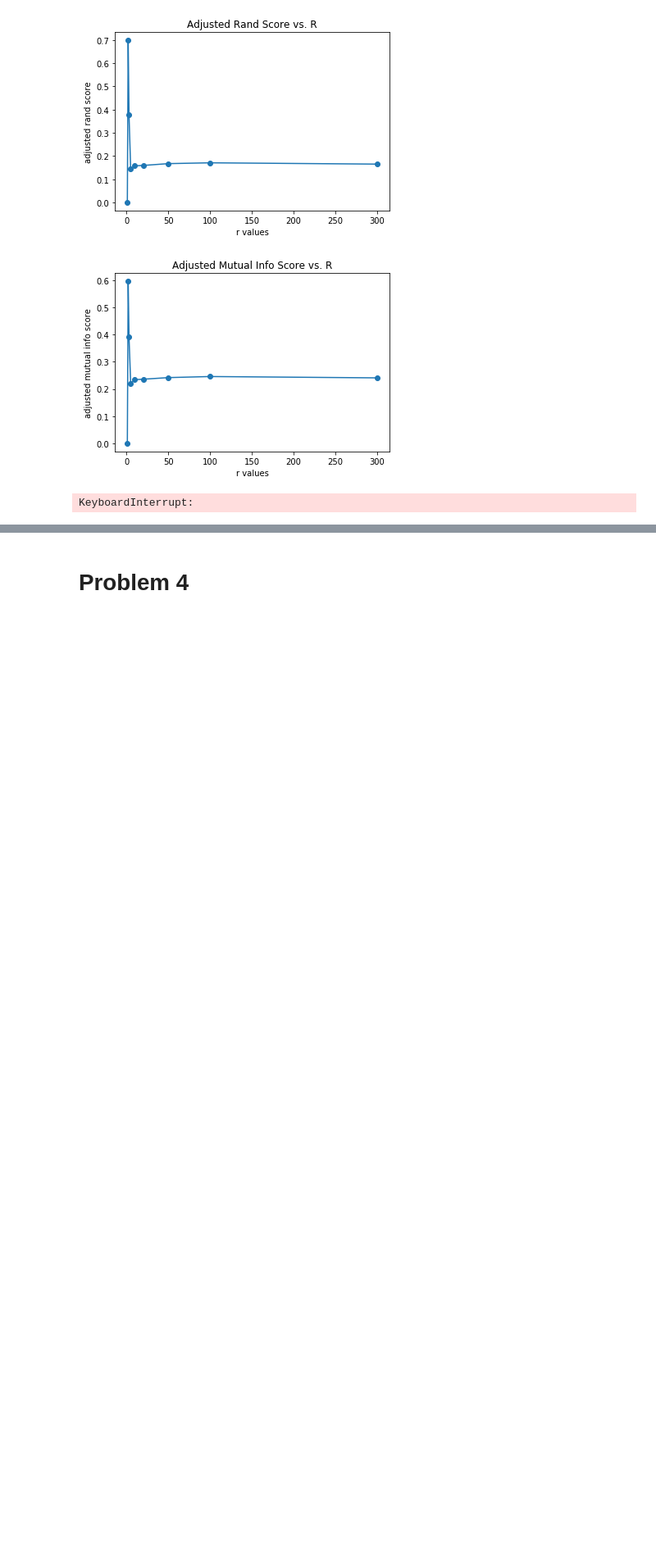
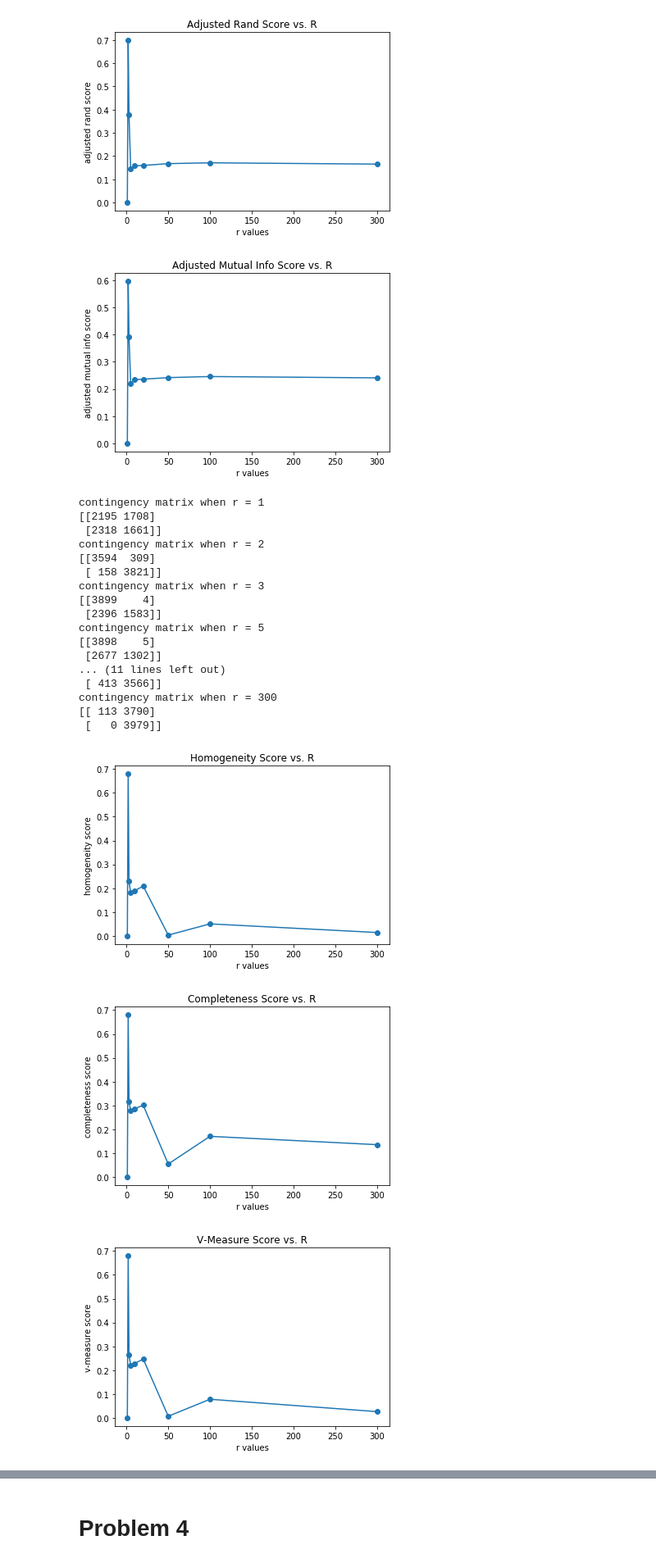
Before and after one commit to zxxia/ECE219-Large-Scale-Data-Mining, a Jupyter notebook: Project2/ee219_project2.ipynb, the cells around one changed output, grey strips where cells are left out. Shown at 82% size. Drawn from its saved outputs; the diff is of its cells as text; code cells hidden in the pictures; blank space fills up the shorter version.

```diff
--- a/Project2/ee219_project2.ipynb
+++ b/Project2/ee219_project2.ipynb
@@ -68,12 +68,12 @@ def get_kmeans_results (features, true_labels, num_clusters):
 
     contingency_matrix = confusion_matrix(true_labels, predicted_labels)
 
-    scores = []
-    scores.append(metrics.homogeneity_score(true_labels, predicted_labels))
-    scores.append(metrics.completeness_score(true_labels, predicted_labels))
-    scores.append(metrics.v_measure_score(true_labels, predicted_labels))
-    scores.append(metrics.adjusted_rand_score(true_labels, predicted_labels))
-    scores.append(metrics.adjusted_mutual_info_score(true_labels, predicted_labels))
+    scores = {}
+    scores['Homogeneity'] = metrics.homogeneity_score(true_labels, predicted_labels)
+    scores['Completeness'] = metrics.completeness_score(true_labels, predicted_labels)
+    scores['V-measure'] = metrics.v_measure_score(true_labels, predicted_labels)
+    scores['Adjusted Rand Score'] = metrics.adjusted_rand_score(true_labels, predicted_labels)
+    scores['Adjusted Mutual Info Score'] = metrics.adjusted_mutual_info_score(true_labels, predicted_labels)
 
     return contingency_matrix, scores
 
@@ -253,40 +253,59 @@ for r in r_list:
     contingency_matrix, scores = get_kmeans_results (features, targets, 2)
     print("contingency matrix when r =", r)
     print(contingency_matrix)
-    homogeneity.append(scores[0])
-    completeness.append(scores[1])
-    v_measure.append(scores[2])
-    adjusted_rand.append(scores[3])
-    adjusted_mutual_info.append(scores[4])
+    homogeneity.append(scores['Homogeneity'])
+    completeness.append(scores['Completeness'])
+    v_measure.append(scores['V-measure'])
+    adjusted_rand.append(scores['Adjusted Rand Score'])
+    adjusted_mutual_info.append(scores['Adjusted Mutual Info Score'])
 
 plt.plot(r_list, homogeneity, '-o')
 plt.xlabel('r values')
 plt.ylabel('homogeneity score')
 plt.title('Homogeneity Score vs. R')
 plt.show()
 
 plt.plot(r_list, completeness, '-o')
 plt.xlabel('r values')
 plt.ylabel('completeness score')
 plt.title('Completeness Score vs. R')
 plt.show()
 
 plt.plot(r_list, v_measure, '-o')
 plt.xlabel('r values')
 plt.ylabel('v-measure score')
 plt.title('V-Measure Score vs. R')
 plt.show()
 
 plt.plot(r_list, adjusted_rand, '-o')
 plt.xlabel('r values')
 plt.ylabel('adjusted rand score')
 plt.title('Adjusted Rand Score vs. R')
 plt.show()
 
 plt.plot(r_list, adjusted_mutual_info, '-o')
 plt.xlabel('r values')
 plt.ylabel('adjusted mutual info score')
 plt.title('Adjusted Mutual Info Score vs. R')
 plt.show()
 # %% [output]
-KeyboardInterrupt:
+contingency matrix when r = 1
+[[2195 1708]
+ [2318 1661]]
+contingency matrix when r = 2
+[[3594  309]
+ [ 158 3821]]
+contingency matrix when r = 3
+[[3899    4]
+ [2396 1583]]
+contingency matrix when r = 5
+[[3898    5]
+ [2677 1302]]
+... (11 lines left out)
+ [ 413 3566]]
+contingency matrix when r = 300
+[[ 113 3790]
+ [   0 3979]]
+[figure, added]
+[figure, added]
+[figure, added]
```
Also changed, not shown: parts of 15 cells of this notebook.
